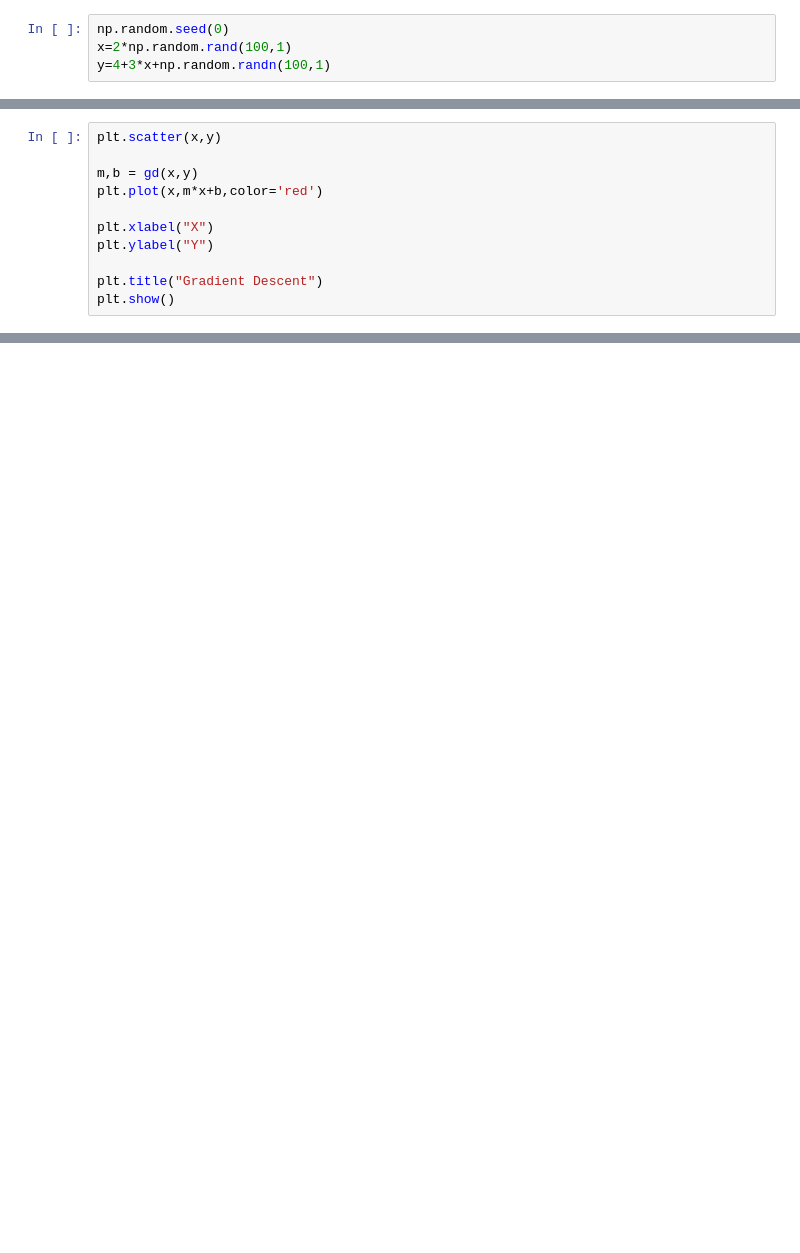
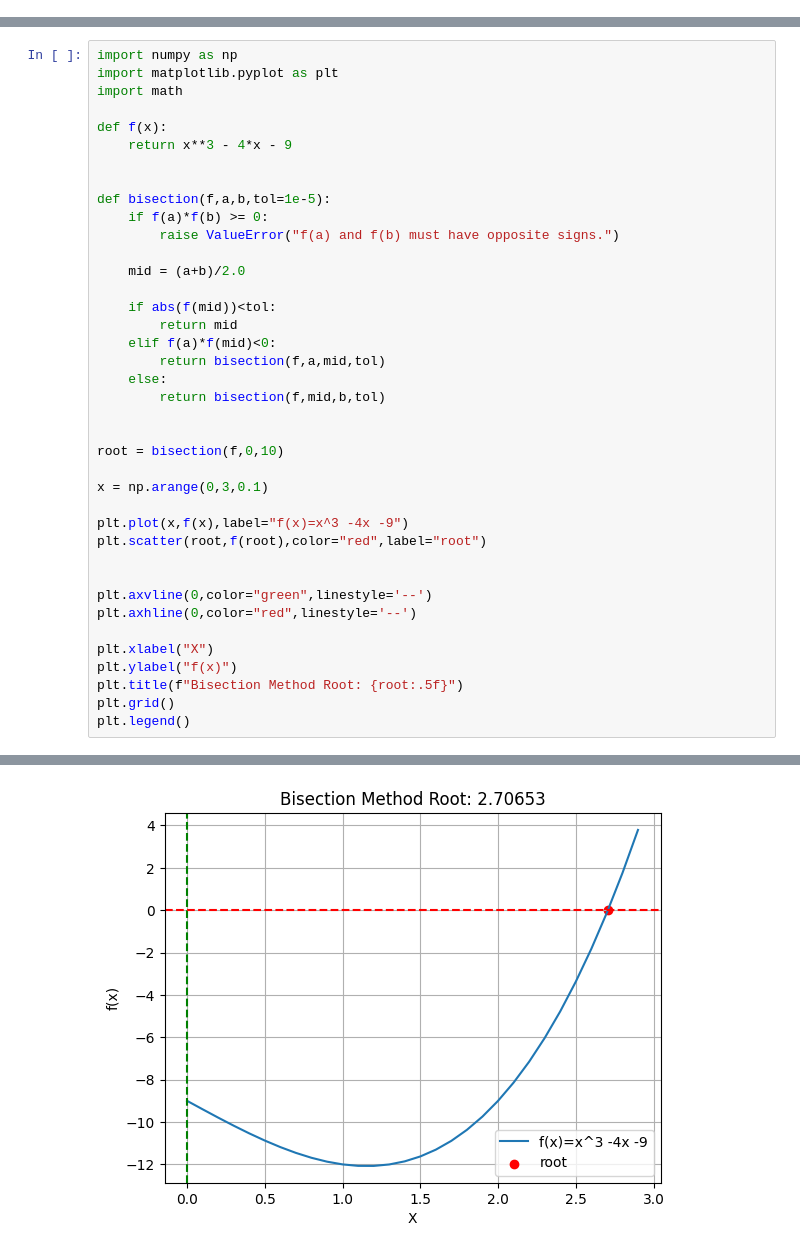
Before and after one commit to imamulanan/Numerical-Methods-Lab, a Jupyter notebook: practice.ipynb, the cells around one changed output, grey strips where cells are left out. Cells and saved outputs as stored; diff of their text form; blank space fills up the shorter version.

```diff
--- a/practice.ipynb
+++ b/practice.ipynb
@@ -4,4 +0,0 @@ import matplotlib.pyplot as plt
-# %%
-np.random.seed(0)
-x=2*np.random.rand(100,1)
-y=4+3*x+np.random.randn(100,1)
@@ -21,11 +0,0 @@ def sgd(x,y,m=0,b=0,learning_rate=0.01,epochs=1000):
-# %%
-plt.scatter(x,y)
-
-m,b = gd(x,y)
-plt.plot(x,m*x+b,color='red')
-
-plt.xlabel("X")
-plt.ylabel("Y")
-
-plt.title("Gradient Descent")
-plt.show()
@@ -33,0 +1,40 @@ plt.show()
+# %%
+import numpy as np
+import matplotlib.pyplot as plt
+import math
+
+def f(x):
+    return x**3 - 4*x - 9
+
+
+def bisection(f,a,b,tol=1e-5):
+    if f(a)*f(b) >= 0:
+        raise ValueError("f(a) and f(b) must have opposite signs.")
+
+    mid = (a+b)/2.0
+
+    if abs(f(mid))<tol:
+        return mid
+    elif f(a)*f(mid)<0:
+        return bisection(f,a,mid,tol)
+    else:
+        return bisection(f,mid,b,tol)
+
+
+root = bisection(f,0,10)
+
+x = np.arange(0,3,0.1)
+
+plt.plot(x,f(x),label="f(x)=x^3 -4x -9")
+plt.scatter(root,f(root),color="red",label="root")
+
+
+plt.axvline(0,color="green",linestyle='--')
+plt.axhline(0,color="red",linestyle='--')
+
+plt.xlabel("X")
+plt.ylabel("f(x)")
+plt.title(f"Bisection Method Root: {root:.5f}")
+plt.grid()
+plt.legend()
+# %% [output]
@@ -33,0 +42 @@ plt.show()
+[figure, added]
```
Also changed, not shown: parts of 4 cells of this notebook.
